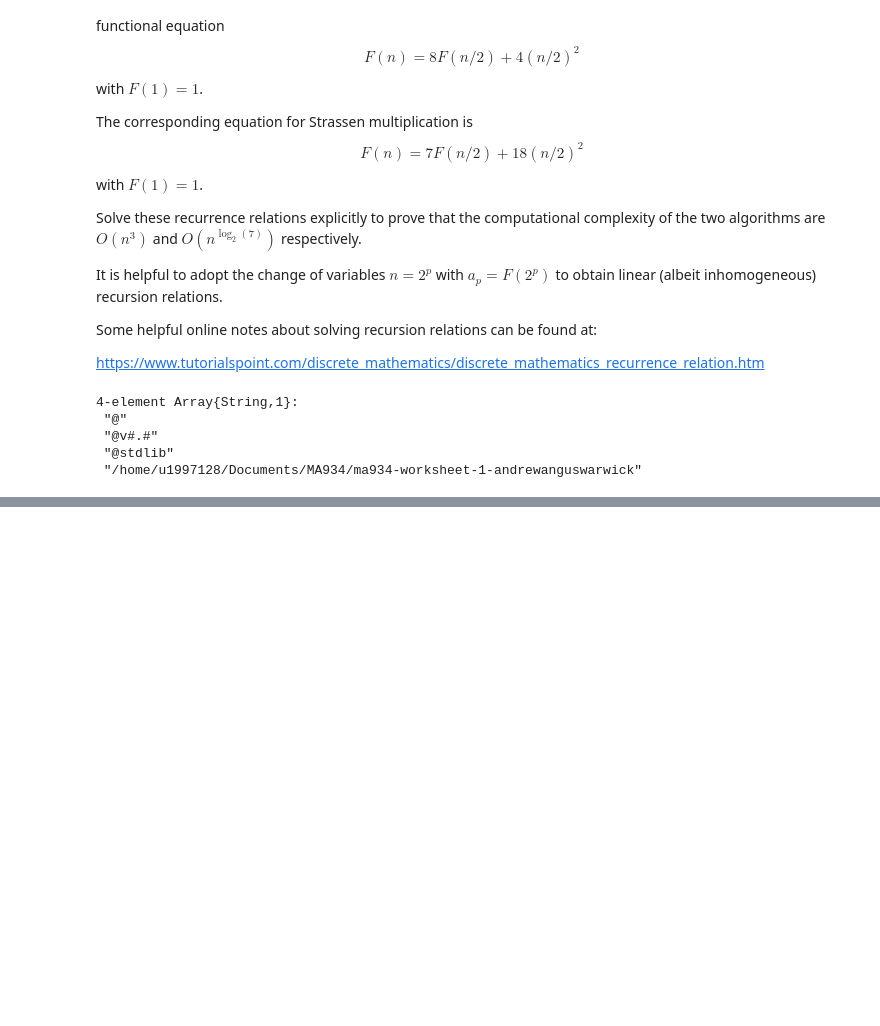
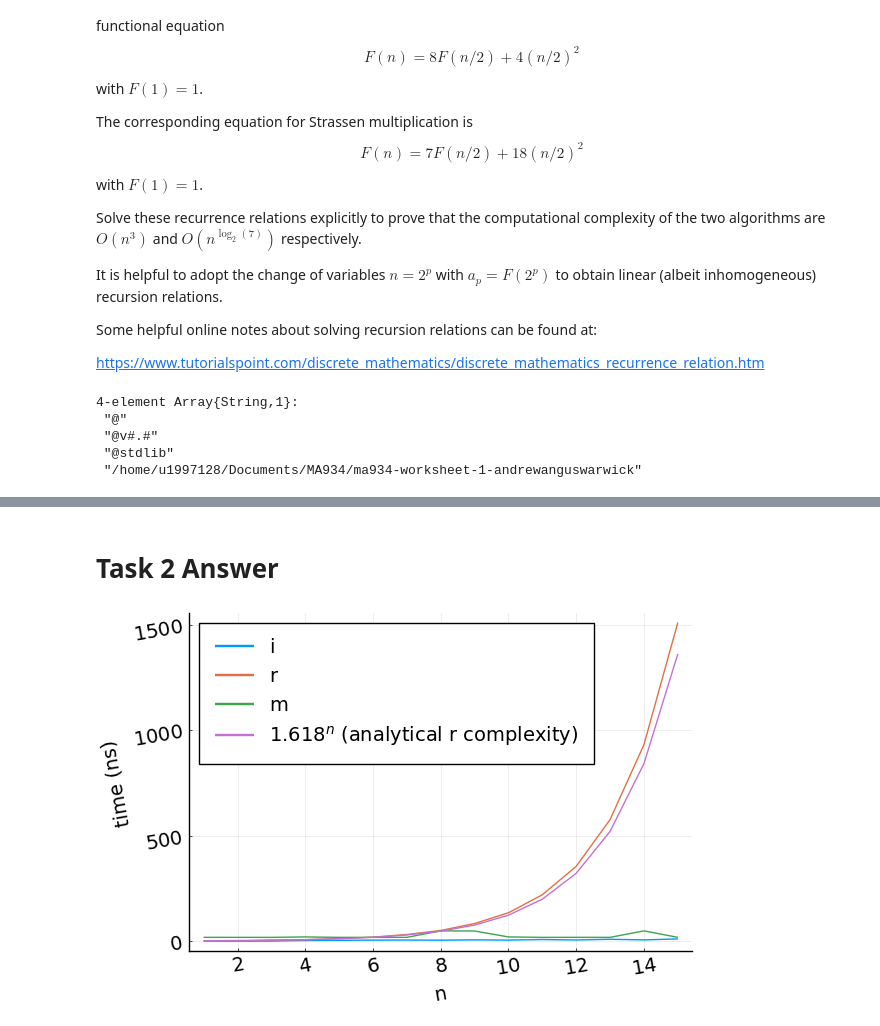
Before and after one commit to MathSys-MSc-2020/ma934-worksheet-1-andrewanguswarwick, a Jupyter notebook: Class-1.ipynb, the cells around one changed output, grey strips where cells are left out. Saved outputs shown, nothing was run; the diff lists cells and outputs as text; code cells hidden in the pictures; blank space fills up the shorter version.

```diff
--- a/Class-1.ipynb
+++ b/Class-1.ipynb
@@ -58,0 +68,37 @@ args[group1][parameter2] = This is some text  Type = String
+# %% [markdown]
+# Task 2 Answer
+# %%
+using Fibonacci
+using BenchmarkTools
+using Plots; pyplot()
+using LaTeXStrings
+
+# Initialise dictionaries
+times = Dict()
+bm = Dict()
+for i in ["i","r","m"]
+    times[i] = Float64[]
+end
+memo = Dict()
+memo[1] = 0; memo[2] = 1
+
+# Benchmark functions for n = 1:maxn
+maxn = 15
+nrange = 1:maxn
+for n in nrange
+    bm["i"] = @benchmark fib_i($n)
+    bm["r"] = @benchmark fib_r($n)
+    bm["m"] = @benchmark fib_m($n,$memo)
+    for i in ["i","r","m"]
+        push!(times[i], median(bm[i].times))
+    end
+end
+
+# Plot times as function of n
+p = plot(xlabel="n",ylabel="time (ns)")
+for i in ["i","r","m"]
+    plot!(nrange,times[i],label=i)
+end
+plot!(nrange,1.618 .^nrange,label=L"1.618^n" *" (analytical r complexity)")
+# %% [output]
+[figure, added]
```
Also changed, not shown: parts of 6 cells of this notebook, 4 other files.
